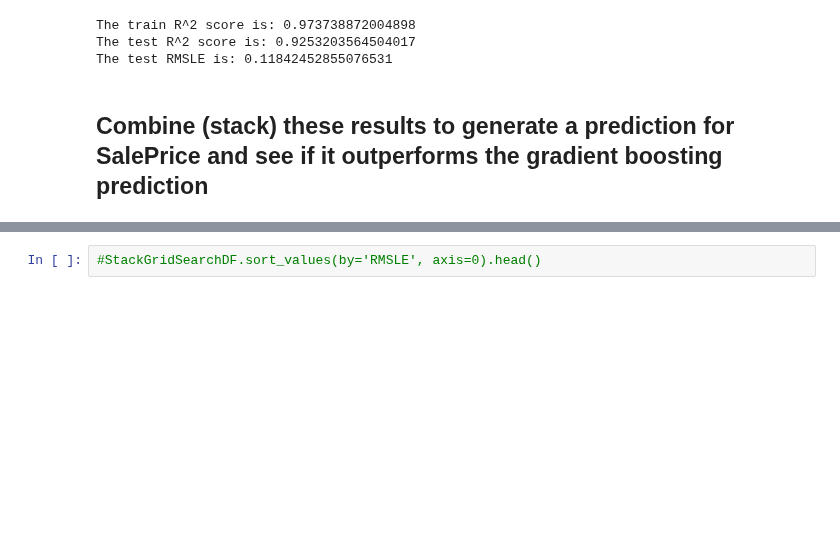
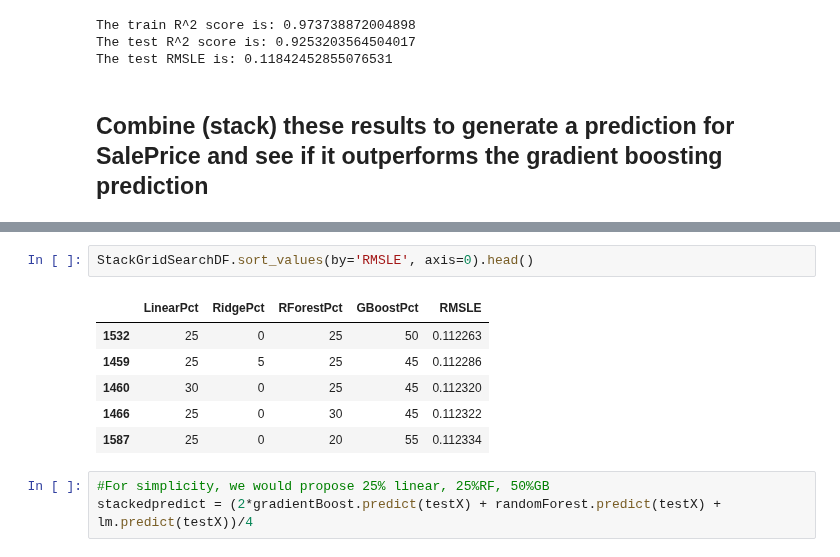
Before and after one commit to cchen17/machine-learning_house-prices, a Jupyter notebook: dave/Ames_Overall_Models_and_Stacking_FinalFeatures.ipynb, the cells around one changed output, grey strips where cells are left out. Saved outputs shown, nothing was run; the diff lists cells and outputs as text; blank space fills up the shorter version.

```diff
--- a/dave/Ames_Overall_Models_and_Stacking_FinalFeatures.ipynb
+++ b/dave/Ames_Overall_Models_and_Stacking_FinalFeatures.ipynb
@@ -166,5 +223,15 @@ StackGridSearchDF = pd.DataFrame({'LinearPct':Linear, 'RForestPct':RandomForest,
 # %%
-#StackGridSearchDF.sort_values(by='RMSLE', axis=0).head()
+StackGridSearchDF.sort_values(by='RMSLE', axis=0).head()
+# %% [output]
+|  | LinearPct | RidgePct | RForestPct | GBoostPct | RMSLE |
+| 1532 | 25 | 0 | 25 | 50 | 0.112263 |
+| 1459 | 25 | 5 | 25 | 45 | 0.112286 |
+| 1460 | 30 | 0 | 25 | 45 | 0.112320 |
+| 1466 | 25 | 0 | 30 | 45 | 0.112322 |
+| 1587 | 25 | 0 | 20 | 55 | 0.112334 |
+# %%
+#For simplicity, we would propose 25% linear, 25%RF, 50%GB
+stackedpredict = (2*gradientBoost.predict(testX) + randomForest.predict(testX) + lm.predict(testX))/4
 # %%
 import matplotlib.pyplot as plt
 
```
Also changed, not shown: parts of 8 cells of this notebook, 2 other files.
